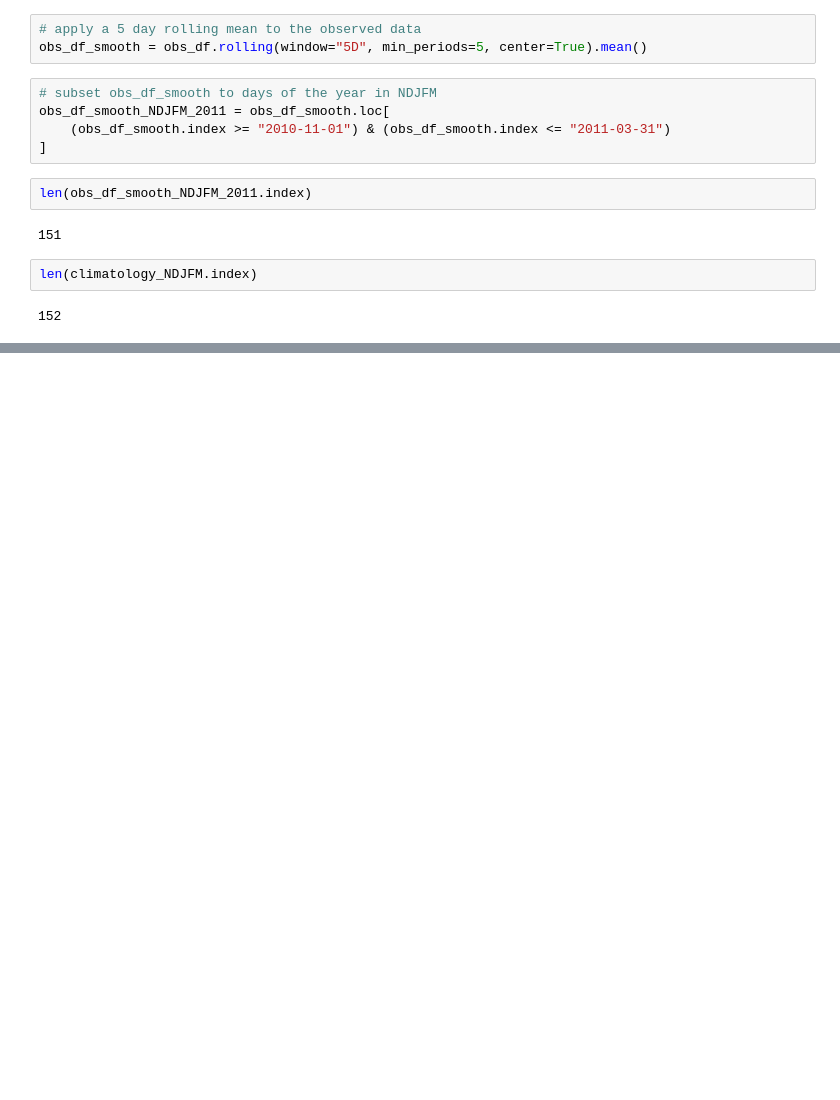
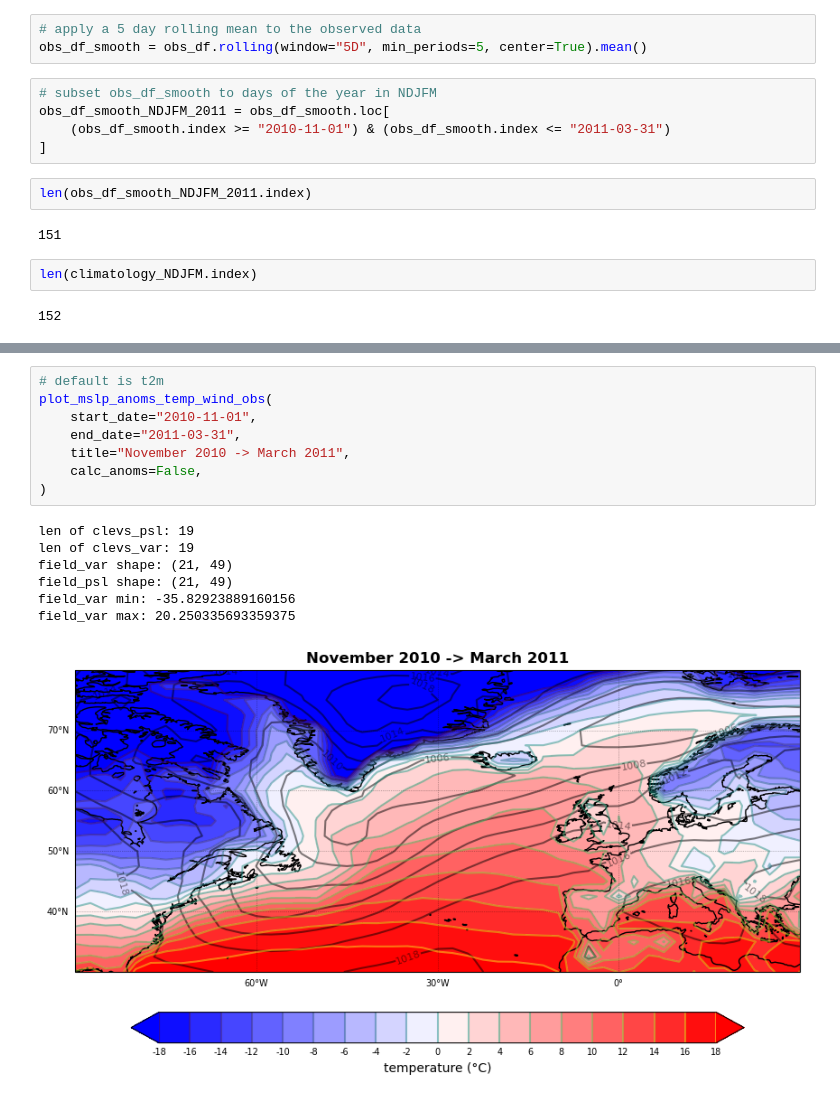
Before and after one commit to benhutchmet/unseen_multi_year, a Jupyter notebook: exploring_ind_events.ipynb, the cells around one changed output, grey strips where cells are left out. Cells and saved outputs as stored; diff of their text form; blank space fills up the shorter version.

```diff
--- a/exploring_ind_events.ipynb
+++ b/exploring_ind_events.ipynb
@@ -311,0 +489,16 @@ clevs shape: (20,)
+# %%
+# default is t2m
+plot_mslp_anoms_temp_wind_obs(
+    start_date="2010-11-01",
+    end_date="2011-03-31",
+    title="November 2010 -> March 2011",
+    calc_anoms=False,
+)
+# %% [output]
+len of clevs_psl: 19
+len of clevs_var: 19
+field_var shape: (21, 49)
+field_psl shape: (21, 49)
+field_var min: -35.82923889160156
+field_var max: 20.250335693359375
+[figure, added]
```
Also changed, not shown: parts of 19 cells of this notebook, 2 other files.
